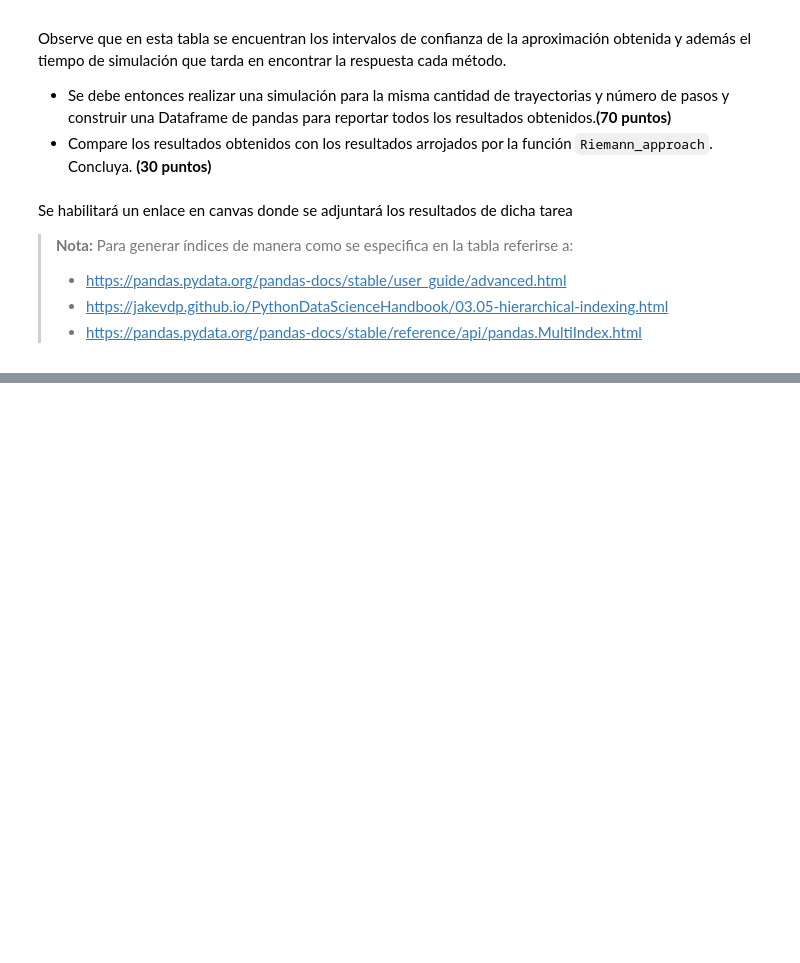
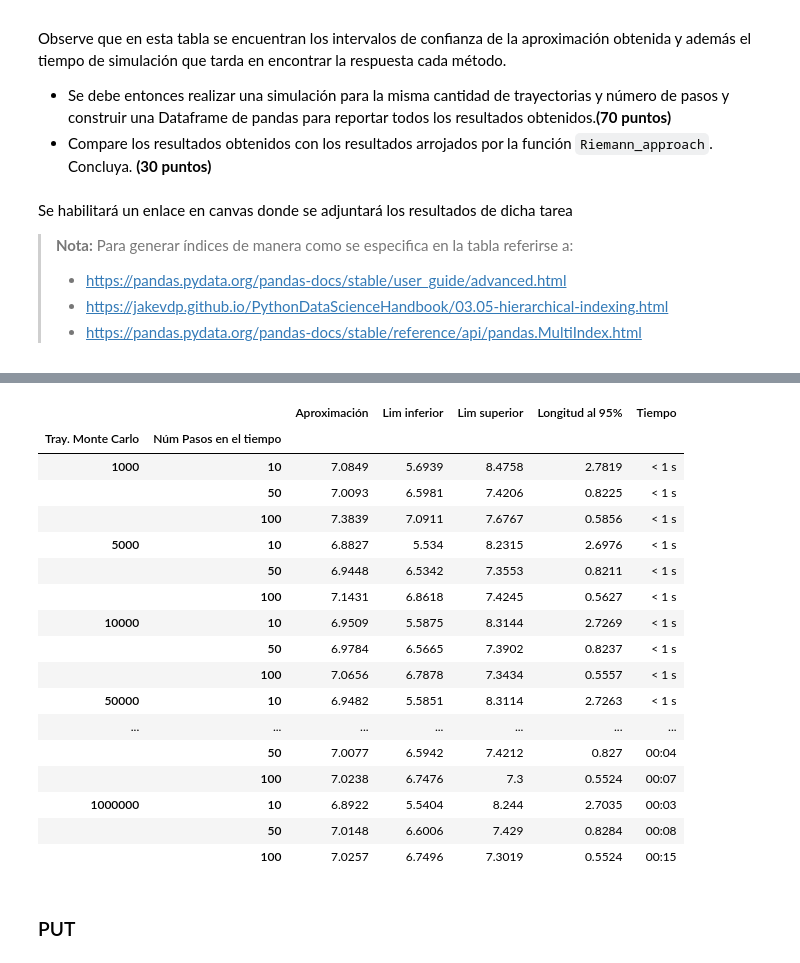
Before and after one commit to GerardoRVL97/TAREA_10_G_VAZQUEZ_C, a Jupyter notebook: TAREA_10_G_RUIZ_VAZQUEZ_C.ipynb, the cells around one changed output, grey strips where cells are left out. Cells and saved outputs as stored; diff of their text form; code cells hidden in the pictures; blank space fills up the shorter version.

Commit message:
trap

```diff
--- a/TAREA_10_G_RUIZ_VAZQUEZ_C.ipynb
+++ b/TAREA_10_G_RUIZ_VAZQUEZ_C.ipynb
@@ -32,0 +193,12 @@ Se habilitará un enlace en canvas donde se adjuntará los resultados de dicha t
+# %%
+NbStep = [10,50,100]
+S0 = 100
+r = 0.10
+sigma = 0.2
+K = 100
+T = 1
+# %%
+
+NbTraj = [1000,5000,10000, 50000, 100000, 500000, 1000000]
+M = list(map(lambda N_tra:list(map(lambda N_ste:Riemann_approach_Trap(K,r,S0,N_tra,N_ste,sigma,T,"call"),NbStep)),NbTraj))
+M
@@ -32,0 +223,44 @@ Se habilitará un enlace en canvas donde se adjuntará los resultados de dicha t
+# %%
+
+Aprox = [M[i][j][0] for i in range(7) for j in range(3)]
+Linf = [M[i][j][1] for i in range(7) for j in range(3)]
+Lsup = [M[i][j][2] for i in range(7) for j in range(3)]
+L95 = [M[i][j][3] for i in range(7) for j in range(3)]
+T1me = [M[i][j][4] for i in range(7) for j in range(3)]
+# %%
+index = [('1000', 10), ('1000', 50), ('1000', 100),
+         ('5000', 10), ('5000', 50), ('5000', 100),
+         ('10000', 10), ('10000', 50), ('10000', 100),
+         ('50000', 10), ('50000', 50), ('50000', 100),
+         ('100000', 10), ('100000', 50), ('100000', 100),
+         ('500000', 10), ('500000', 50), ('500000', 100),
+         ('1000000', 10), ('1000000', 50), ('1000000', 100)]
+index = pd.MultiIndex.from_tuples(index, names=('Tray. Monte Carlo', 'Núm Pasos en el tiempo'))
+TrapCall = pd.DataFrame({'Aproximación':Aprox,
+                     'Lim inferior':Linf,
+                     'Lim superior':Lsup,
+                     'Longitud al 95%':L95,
+                     'Tiempo':T1me}, index= index)
+pd.set_option("display.max_rows",None)
+TrapCall
+# %% [output]
+|  |  | Aproximación | Lim inferior | Lim superior | Longitud al 95% | Tiempo |
+| Tray. Monte Carlo | Núm Pasos en el tiempo |  |  |  |  |  |
+| 1000 | 10 | 7.0849 | 5.6939 | 8.4758 | 2.7819 | < 1 s |
+|  | 50 | 7.0093 | 6.5981 | 7.4206 | 0.8225 | < 1 s |
+|  | 100 | 7.3839 | 7.0911 | 7.6767 | 0.5856 | < 1 s |
+| 5000 | 10 | 6.8827 | 5.534 | 8.2315 | 2.6976 | < 1 s |
+|  | 50 | 6.9448 | 6.5342 | 7.3553 | 0.8211 | < 1 s |
+|  | 100 | 7.1431 | 6.8618 | 7.4245 | 0.5627 | < 1 s |
+| 10000 | 10 | 6.9509 | 5.5875 | 8.3144 | 2.7269 | < 1 s |
+|  | 50 | 6.9784 | 6.5665 | 7.3902 | 0.8237 | < 1 s |
+|  | 100 | 7.0656 | 6.7878 | 7.3434 | 0.5557 | < 1 s |
+| 50000 | 10 | 6.9482 | 5.5851 | 8.3114 | 2.7263 | < 1 s |
+| ... | ... | ... | ... | ... | ... | ... |
+|  | 50 | 7.0077 | 6.5942 | 7.4212 | 0.827 | 00:04 |
+|  | 100 | 7.0238 | 6.7476 | 7.3 | 0.5524 | 00:07 |
+| 1000000 | 10 | 6.8922 | 5.5404 | 8.244 | 2.7035 | 00:03 |
+|  | 50 | 7.0148 | 6.6006 | 7.429 | 0.8284 | 00:08 |
+|  | 100 | 7.0257 | 6.7496 | 7.3019 | 0.5524 | 00:15 |
+# %% [markdown]
+### PUT
```
Also changed, not shown: parts of 11 cells of this notebook.
